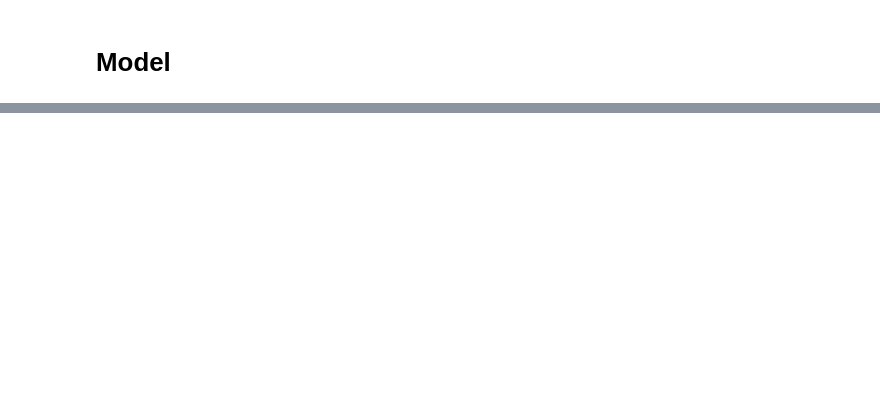
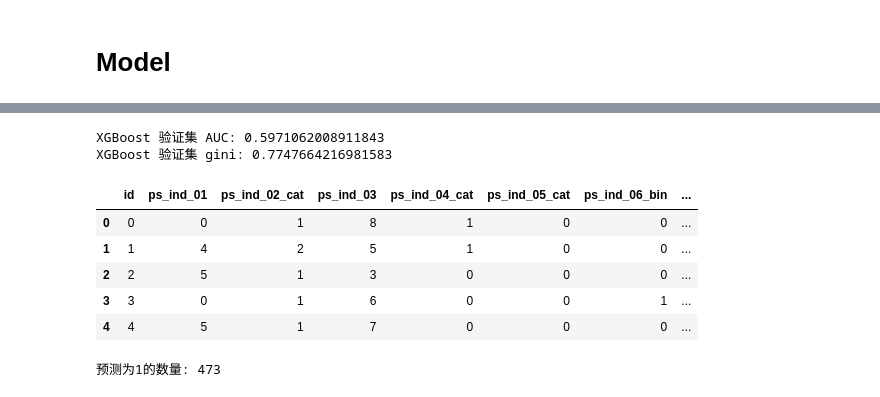
Before and after one commit to zpeople/cs5622_final, a Jupyter notebook: final.ipynb, the cells around one changed output, grey strips where cells are left out. Drawn from its saved outputs; the diff is of its cells as text; code cells hidden in the pictures; blank space fills up the shorter version.

```diff
--- a/final.ipynb
+++ b/final.ipynb
@@ -567,0 +685,47 @@ LightGBM 验证集 gini: 0.9351763125621881
+# %%
+from xgboost import XGBClassifier
+
+xgb_model = XGBClassifier(n_estimators=800, max_depth=15, learning_rate=0.1,
+                          subsample=0.8,colsample_bytree=0.8,
+                          min_child_weight=5, gamma=0,
+                          scale_pos_weight=RATIO,
+                          objective='binary:logistic',  eval_metric='auc',
+                          enable_categorical=True, random_state=42, n_jobs=-1)
+xgb_model.fit(
+    X_train,
+    Y_train,
+    eval_set=[(X_val, Y_val)],
+    verbose=0)
+# 预测验证集并计算AUC
+y_pred_rf = xgb_model.predict_proba(X_val)[:,1]
+
+print("XGBoost 验证集 AUC:", roc_auc_score(Y_val, y_pred_rf))
+print("XGBoost 验证集 gini:", normalized_gini(Y_val, y_pred_rf))
+# %% [output]
+XGBoost 验证集 AUC: 0.5971062008911843
+XGBoost 验证集 gini: 0.7747664216981583
+# %%
+test_data.head()
+# %% [output]
+|  | id | ps_ind_01 | ps_ind_02_cat | ps_ind_03 | ps_ind_04_cat | ps_ind_05_cat | ps_ind_06_bin | ... |
+| 0 | 0 | 0 | 1 | 8 | 1 | 0 | 0 | ... |
+| 1 | 1 | 4 | 2 | 5 | 1 | 0 | 0 | ... |
+| 2 | 2 | 5 | 1 | 3 | 0 | 0 | 0 | ... |
+| 3 | 3 | 0 | 1 | 6 | 0 | 0 | 1 | ... |
+| 4 | 4 | 5 | 1 | 7 | 0 | 0 | 0 | ... |
+# %%
+def save_data(y_pred,filename):
+    submission=pd.DataFrame ( {
+    "id" : test_data [ "id" ],
+    "target" : y_pred.astype (int)
+    })
+    submission.to_csv ( filename+'_result.csv',index=False)
+y_pred_rf = lgb_model.predict_proba(test_data)[:, 1]
+threshold = 0.5  # 阈值
+y_pred_class = (y_pred_rf< threshold).astype(int)  # 将概率转换为类别标签
+count_of_ones = y_pred_class.sum()
+print("预测为1的数量:", count_of_ones)
+save_data(y_pred_class,'random')
+# 评估
+# %% [output]
+预测为1的数量: 473
```
Also changed, not shown: parts of 19 cells of this notebook.
